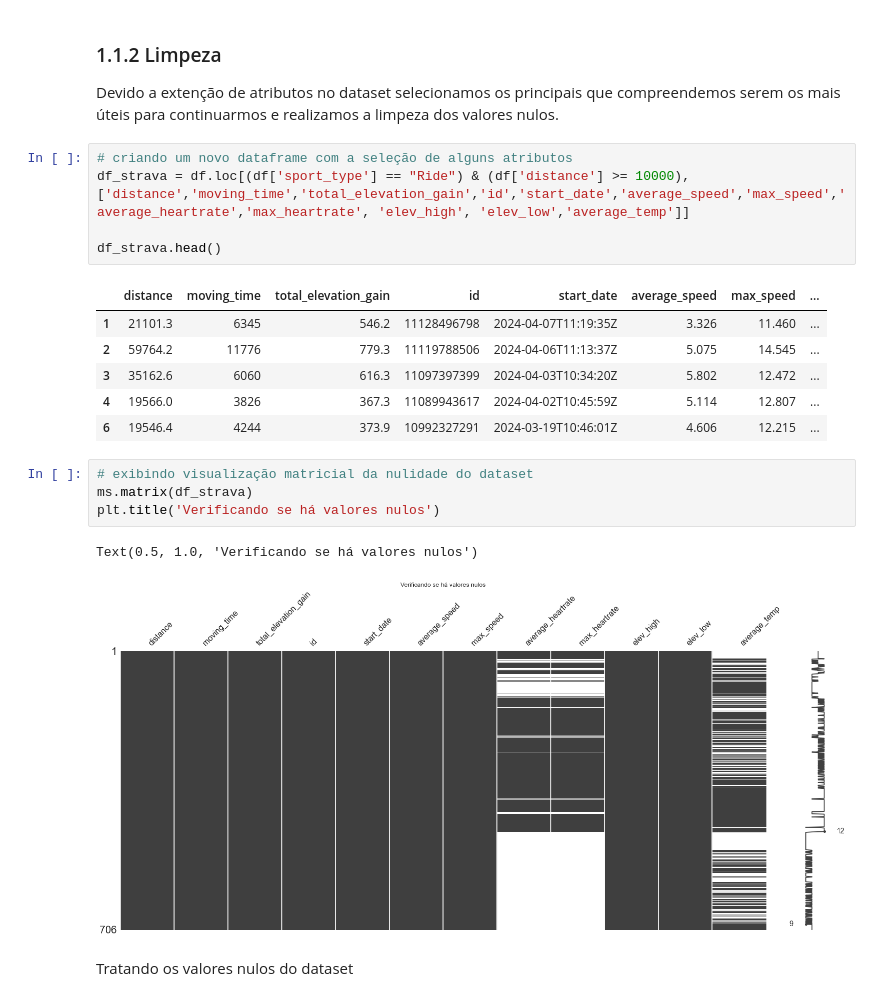
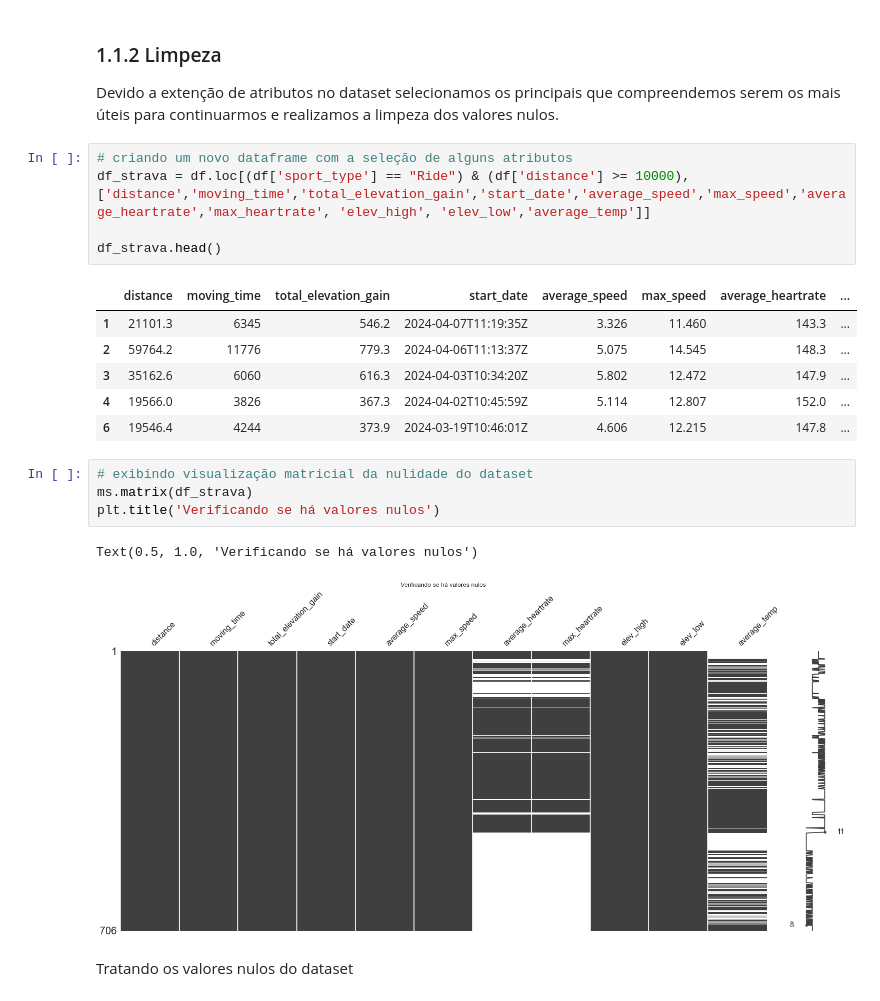
Before and after one commit to tal-rsg/3-MVP, a Jupyter notebook: mvp_machineLearning.ipynb, the cells around one changed output. Drawn from its saved outputs; the diff is of its cells as text.

```diff
--- a/mvp_machineLearning.ipynb
+++ b/mvp_machineLearning.ipynb
@@ -106,23 +102,23 @@ Index(['resource_state', 'athlete', 'name', 'distance', 'moving_time',
 Devido a extenção de atributos no dataset selecionamos os principais que compreendemos serem os mais úteis para continuarmos e realizamos a limpeza dos valores nulos.
 # %%
 # criando um novo dataframe com a seleção de alguns atributos
-df_strava = df.loc[(df['sport_type'] == "Ride") & (df['distance'] >= 10000),['distance','moving_time','total_elevation_gain','id','start_date','average_speed','max_speed','average_heartrate','max_heartrate', 'elev_high', 'elev_low','average_temp']]
+df_strava = df.loc[(df['sport_type'] == "Ride") & (df['distance'] >= 10000),['distance','moving_time','total_elevation_gain','start_date','average_speed','max_speed','average_heartrate','max_heartrate', 'elev_high', 'elev_low','average_temp']]
 
 df_strava.head()
 # %% [output]
-|  | distance | moving_time | total_elevation_gain | id | start_date | average_speed | max_speed | ... |
-| 1 | 21101.3 | 6345 | 546.2 | 11128496798 | 2024-04-07T11:19:35Z | 3.326 | 11.460 | ... |
-| 2 | 59764.2 | 11776 | 779.3 | 11119788506 | 2024-04-06T11:13:37Z | 5.075 | 14.545 | ... |
-| 3 | 35162.6 | 6060 | 616.3 | 11097397399 | 2024-04-03T10:34:20Z | 5.802 | 12.472 | ... |
-| 4 | 19566.0 | 3826 | 367.3 | 11089943617 | 2024-04-02T10:45:59Z | 5.114 | 12.807 | ... |
-| 6 | 19546.4 | 4244 | 373.9 | 10992327291 | 2024-03-19T10:46:01Z | 4.606 | 12.215 | ... |
+|  | distance | moving_time | total_elevation_gain | start_date | average_speed | max_speed | average_heartrate | ... |
+| 1 | 21101.3 | 6345 | 546.2 | 2024-04-07T11:19:35Z | 3.326 | 11.460 | 143.3 | ... |
+| 2 | 59764.2 | 11776 | 779.3 | 2024-04-06T11:13:37Z | 5.075 | 14.545 | 148.3 | ... |
+| 3 | 35162.6 | 6060 | 616.3 | 2024-04-03T10:34:20Z | 5.802 | 12.472 | 147.9 | ... |
+| 4 | 19566.0 | 3826 | 367.3 | 2024-04-02T10:45:59Z | 5.114 | 12.807 | 152.0 | ... |
+| 6 | 19546.4 | 4244 | 373.9 | 2024-03-19T10:46:01Z | 4.606 | 12.215 | 147.8 | ... |
 # %%
 # exibindo visualização matricial da nulidade do dataset
 ms.matrix(df_strava)
 plt.title('Verificando se há valores nulos')
 # %% [output]
 Text(0.5, 1.0, 'Verificando se há valores nulos')
-[figure, old version]
+[figure, new version]
 # %% [markdown]
 Tratando os valores nulos do dataset
 # %%
```
Also changed, not shown: parts of 61 cells of this notebook, 1 other file.
